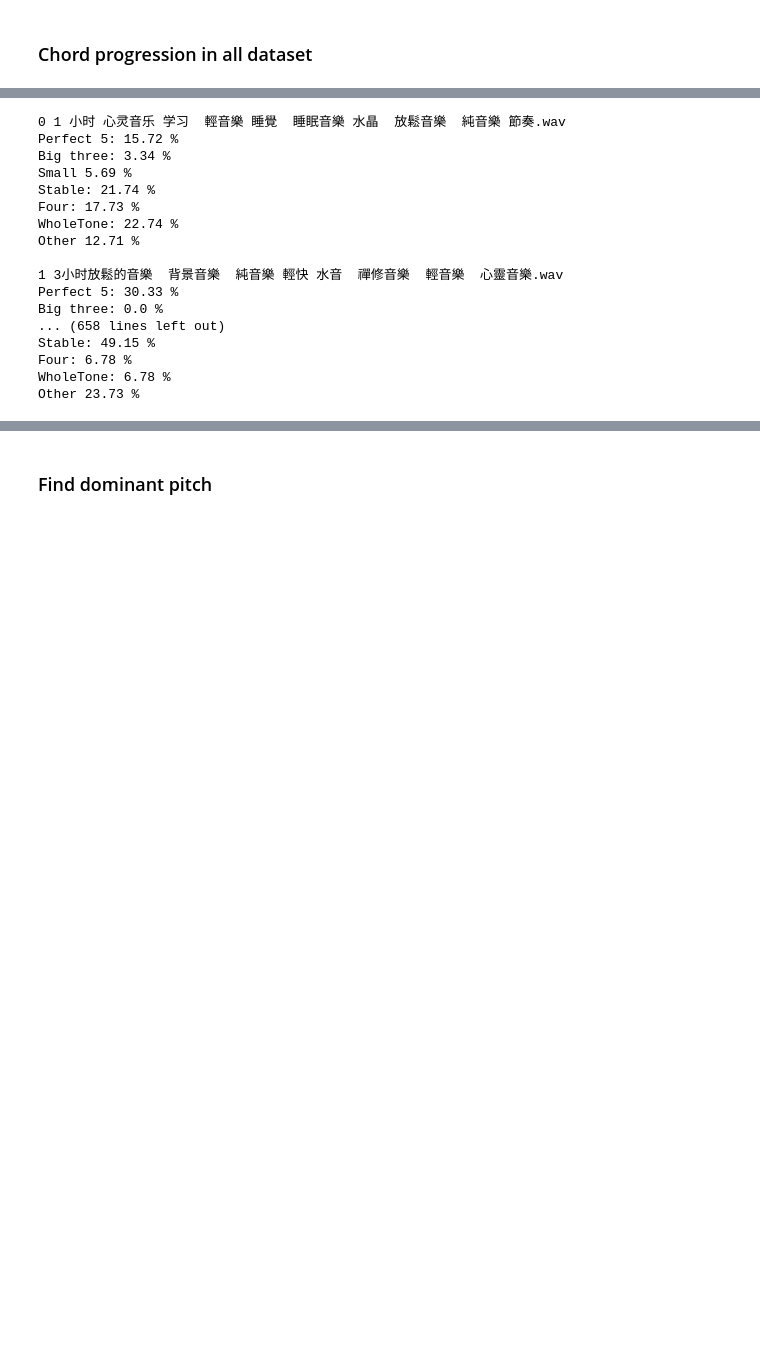
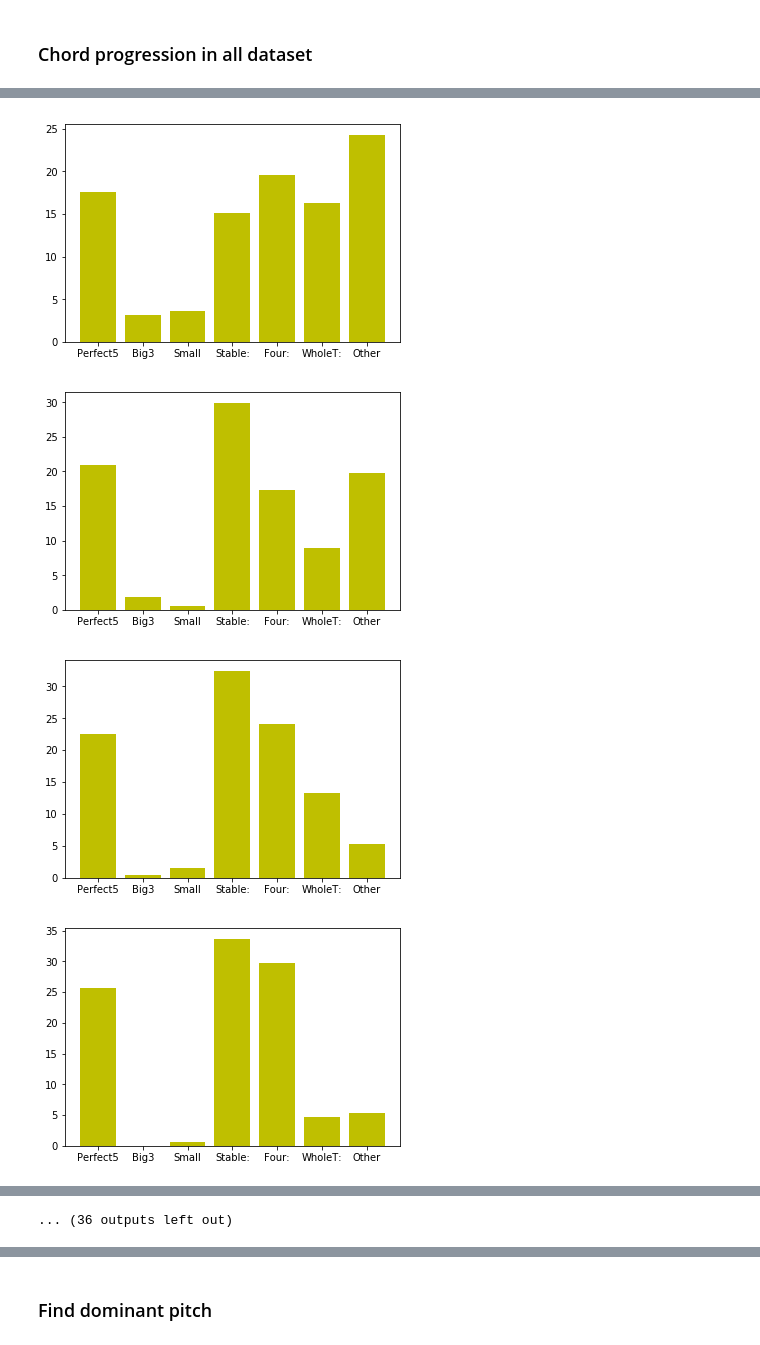
Before and after one commit to sharon1018/Music_information_retrieval, a Jupyter notebook: Pitch_spelling-sleeping.ipynb, the cells around one changed output, grey strips where cells are left out. Drawn from its saved outputs; the diff is of its cells as text; code cells hidden in the pictures; blank space fills up the shorter version.

```diff
--- a/Pitch_spelling-sleeping.ipynb
+++ b/Pitch_spelling-sleeping.ipynb
@@ -268,13 +320,26 @@ Other 13.08 %
 # %%
-for idx in range(len(sleeping_music)):
-    perfect_, same_, non_ , big3_ , small3_ ,four_, whole_ = count_pattern(sleeping_key[idx],1,0,2)
-    print(idx,sleeping_music[idx])
-    print("Perfect 5:", perfect_, '%')
-    print("Big three:",big3_, '%')
-    print("Small",small3_, '%')
-    print("Stable:",same_, '%')
-    print("Four:",four_, '%')
-    print("WholeTone:",whole_, '%')
-    print("Other",non_, '%')
-    print()
+for idx in range(len(nor_chord)):
+    perfect_, same_, non_ , big3_ , small3_ ,four_, whole_ = count_pattern(nor_chord[idx],1,0,2)
+#     print(idx,sleeping_music[idx])
+#     print("Perfect 5:", perfect_, '%')
+#     print("Big three:",big3_, '%')
+#     print("Small",small3_, '%')
+#     print("Stable:",same_, '%')
+#     print("Four:",four_, '%')
+#     print("WholeTone:",whole_, '%')
+#     print("Other",non_, '%')
+#     print()
+    dict1 = {"Perfect5": perfect_,
+             "Big3":big3_,
+             "Small":small3_,
+             "Stable:":same_,
+             "Four:":four_,
+             "WholeT:":whole_,
+             "Other":non_,
+    }
+    plt_bar(dict1, 'y')
 # %% [output]
+[figure, added]
+[figure, added]
+[figure, added]
+[figure, added]
@@ -281,18 +354,2 @@ for idx in range(len(sleeping_music)):
-0 1 小时 心灵音乐 学习  輕音樂 睡覺  睡眠音樂 水晶  放鬆音樂  純音樂 節奏.wav
-Perfect 5: 15.72 %
-Big three: 3.34 %
-Small 5.69 %
-Stable: 21.74 %
-Four: 17.73 %
-WholeTone: 22.74 %
-Other 12.71 %
-
-1 3小时放鬆的音樂  背景音樂  純音樂 輕快 水音  禪修音樂  輕音樂  心靈音樂.wav
-Perfect 5: 30.33 %
-Big three: 0.0 %
-... (658 lines left out)
-Stable: 49.15 %
-Four: 6.78 %
-WholeTone: 6.78 %
-Other 23.73 %
+... (36 outputs left out)
 # %% [markdown]
```
Also changed, not shown: parts of 35 cells of this notebook.
